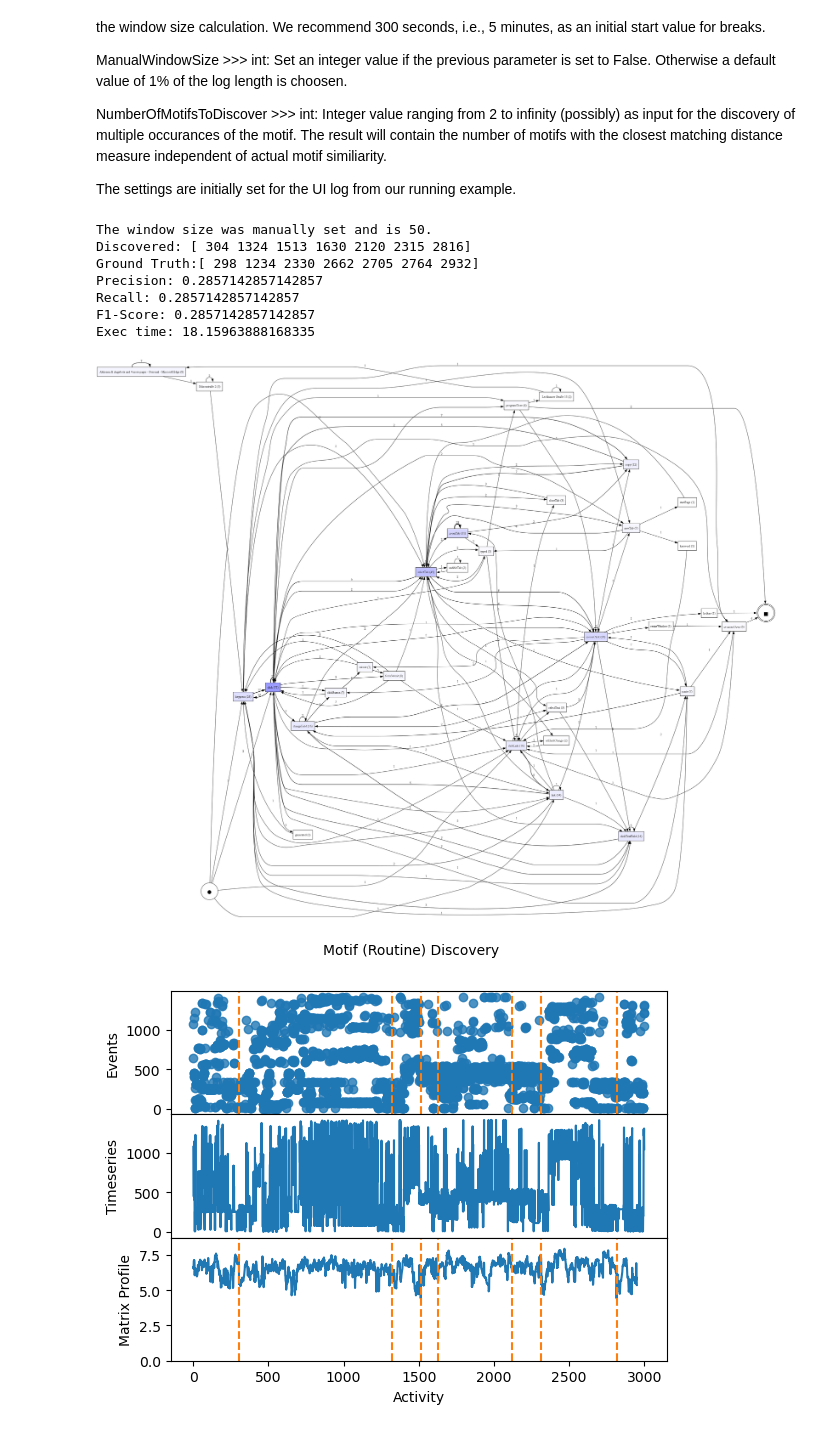
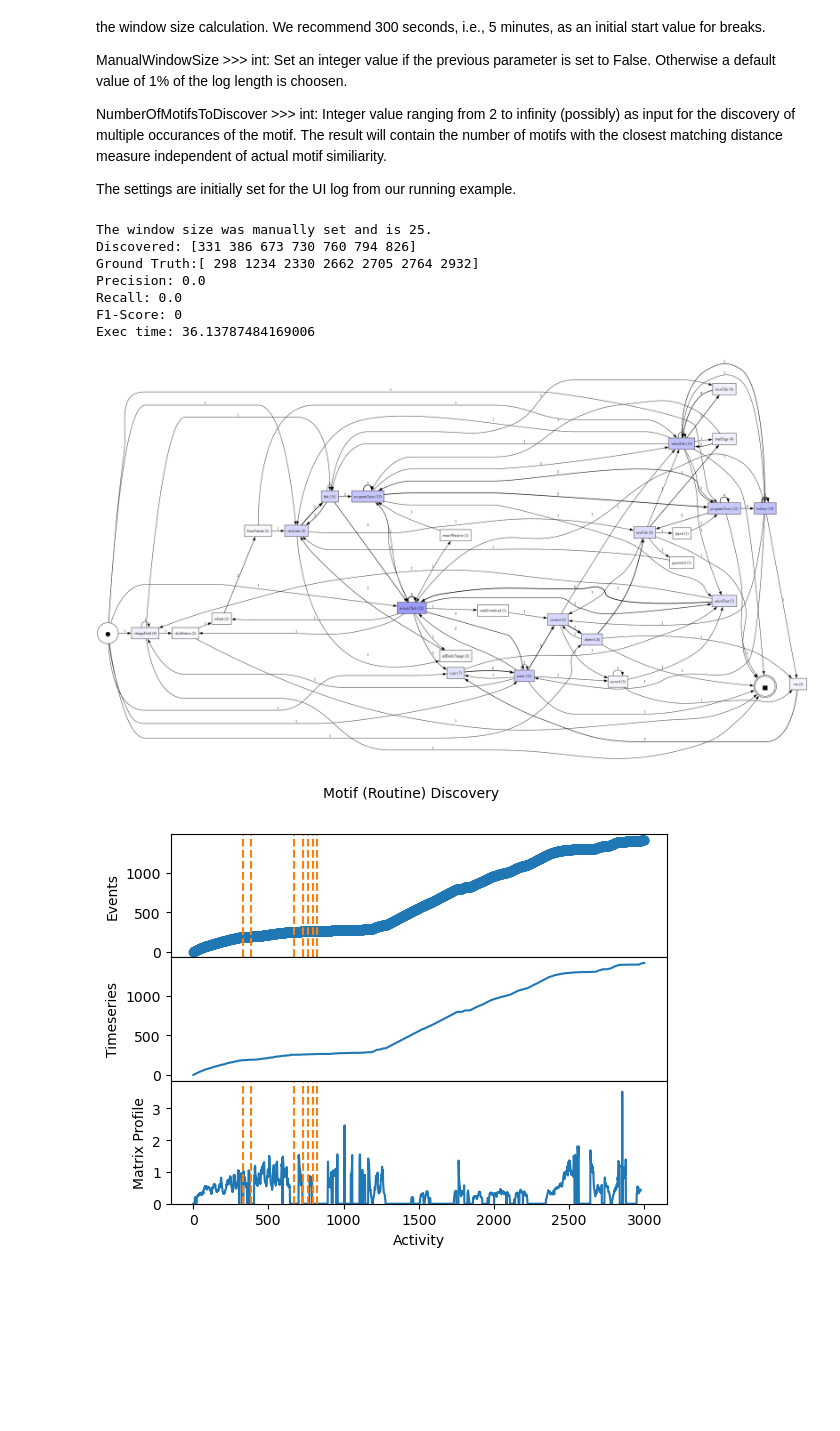
Before and after one commit to thohenadl/TSMDforUILogs, a Jupyter notebook: SingleLogDiscovery.ipynb, the cells around one changed output. Saved outputs shown, nothing was run; the diff lists cells and outputs as text; code cells hidden in the pictures; blank space fills up the shorter version.

Commit message:
Fixed Co-Occurance based encoding

```diff
--- a/SingleLogDiscovery.ipynb
+++ b/SingleLogDiscovery.ipynb
@@ -100,17 +100,22 @@ groundTruth = [298, 1234,2330,2662,2705,2764,2932]
 # timeStampColumn = "Begin"
 
 # ---- Configure your settings according to the approach ----
-WindowSizeCalculation = False
-BreakTime = 300
-ManualWindowSize = 50
+ManualWindowSize = 25
 NumberOfMotifsToDiscover = 7
+uiLog_Encoding_method = 1 # 1=Hierarchy Encoding, 2=Co-Occurrance Encoding, 3=Hot Ecnoding
+
+
+# ---- Window Size Calculation ---- Not in Use ----
+WindowSizeCalculation = False # Not used in the final version
+BreakTime = 300 # Not used in the final version
 # %%
 # ---- Do not change from here; Execute Only ----
 
 # ---- PreProcessing ----
 start_time = time.time()
 file = pd.read_csv(UiLogPath + UiLogFilename, encoding=encoding_method, sep=seperator)
-uiLog = util.util.encoding_UiLog(file,orderedColumnsList=ContextColumns,encoding=1)
+uiLog = util.util.encoding_UiLog(file,orderedColumnsList=ContextColumns,encoding=2,coocurance_combined=True)
+
 if WindowSizeCalculation:
     percentil = 100
     quartile, quartile_indices, average_elements = util.util.windowSizeByBreak(file, timeStampColumn, BreakTime, percentil)
@@ -203,38 +208,38 @@ axs2[2].plot(tm_matrix[:, 0])
 for discovered in top_motifs[1][0]:
     axs2[0].axvline(x=discovered, linestyle="dashed",color='C1')
     #axs2[1].axvline(x=discovered, linestyle="dashed",color='C1')
     axs2[2].axvline(x=discovered, linestyle="dashed",color='C1')
 
 # Display Pattern overlay
 fig, ax = plt.subplots(figsize=(6.5, 2))
 plt.title('Motif Overlay', fontsize='10')
 ax.set_xlabel("Events", fontsize='10')
 ax.set_ylabel("Timeseries", fontsize='10')
 # Plot motif and nearest neighbor window
 for i, val in enumerate(top_motifs[1][0]):
     colorPlot = 'C' + str(i)
     ax.plot(event_series[val:val+size], color=colorPlot, label=f"Motif {i}")
 
 plt.legend(loc="best",fontsize=10)
 plt.show()
 
 # ---- Store reduced UI log as csv, xes, html, DFG.pdf ----
 
 uiLog.to_csv(encodedFile + ".csv") # Original log with encoding
 caseuiLog.to_csv(resultFile + ".csv") # CSV of the discovered routines
 # pm4py.write_xes(caseuiLog, resultFile + '.xes') # XES of the discovered routines
 # caseuiLog.to_html(resultFile + ".html") # HTML Table of the routines
 # plt.savefig(resultFile + ".pdf") # Plotted figure of overlaps
 
 # ---- Show reduced dataframe with cases in html display ----
 # webbrowser.open('file://' + os.path.realpath(resultFile + ".html"))
 # %% [output]
-The window size was manually set and is 50.
-Discovered: [ 304 1324 1513 1630 2120 2315 2816]
+The window size was manually set and is 25.
+Discovered: [331 386 673 730 760 794 826]
 Ground Truth:[ 298 1234 2330 2662 2705 2764 2932]
-Precision: 0.2857142857142857
-Recall: 0.2857142857142857
-F1-Score: 0.2857142857142857
-Exec time: 18.15963888168335
+Precision: 0.0
+Recall: 0.0
+F1-Score: 0
+Exec time: 36.13787484169006
-[figure, old version]
+[figure, new version]
-[figure, old version]
+[figure, new version]
```
Also changed, not shown: parts of 2 cells of this notebook, 2 other files.
